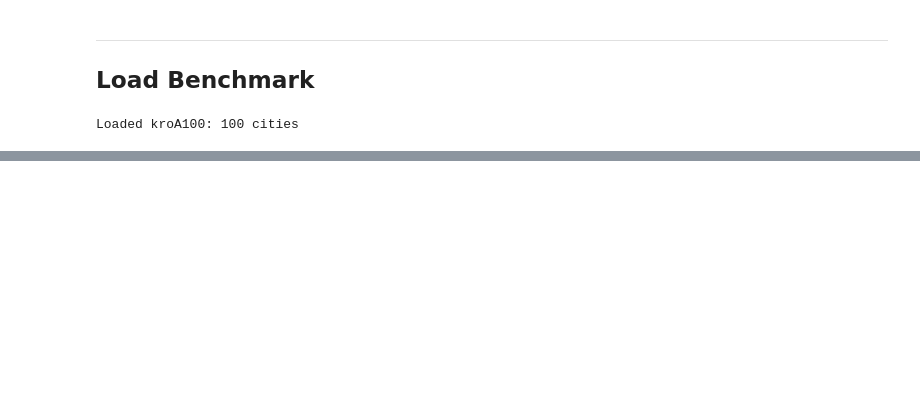
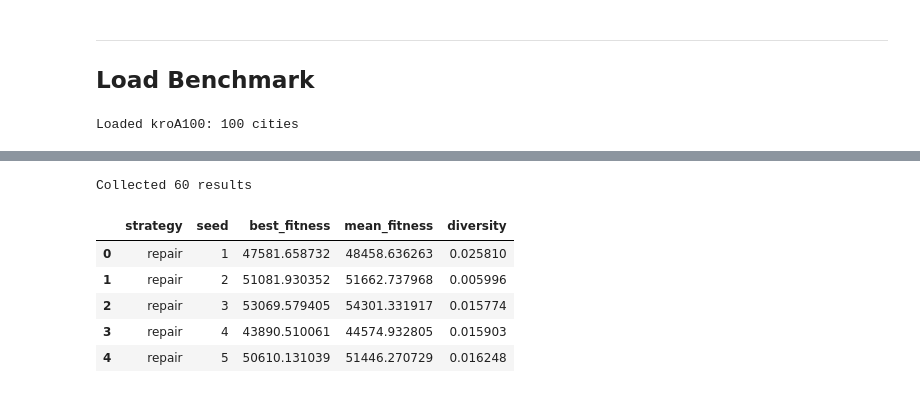
Before and after one commit to ridzuan5757/tc6544-project-2, a Jupyter notebook: notebooks/17_comparative_experiment.ipynb, the cells around one changed output, grey strips where cells are left out. Drawn from its saved outputs; the diff is of its cells as text; code cells hidden in the pictures; blank space fills up the shorter version.

```diff
--- a/notebooks/17_comparative_experiment.ipynb
+++ b/notebooks/17_comparative_experiment.ipynb
@@ -480,0 +288,33 @@ exported to `results/compare.csv`.
+# %%
+def collect_results(config_list, label):
+    rows = []
+    for c in config_list:
+        path = result_path(c)
+        if not path.exists():
+            continue
+        df = pd.read_csv(path)
+        final = df.iloc[-1]
+        rows.append({
+            "strategy": label,
+            "seed": c.seed,
+            "best_fitness": final["best_fitness"],
+            "mean_fitness": final["mean_fitness"],
+            "diversity": final["diversity"],
+        })
+    return pd.DataFrame(rows)
+
+results = pd.concat([
+    collect_results(configs["repair"], "repair"),
+    collect_results(configs["no_repair"], "no_repair"),
+], ignore_index=True)
+
+print(f"Collected {len(results)} results")
+results.head()
+# %% [output]
+Collected 60 results
+|  | strategy | seed | best_fitness | mean_fitness | diversity |
+| 0 | repair | 1 | 47581.658732 | 48458.636263 | 0.025810 |
+| 1 | repair | 2 | 51081.930352 | 51662.737968 | 0.005996 |
+| 2 | repair | 3 | 53069.579405 | 54301.331917 | 0.015774 |
+| 3 | repair | 4 | 43890.510061 | 44574.932805 | 0.015903 |
+| 4 | repair | 5 | 50610.131039 | 51446.270729 | 0.016248 |
```
Also changed, not shown: parts of 51 cells of this notebook, 3 other files.
